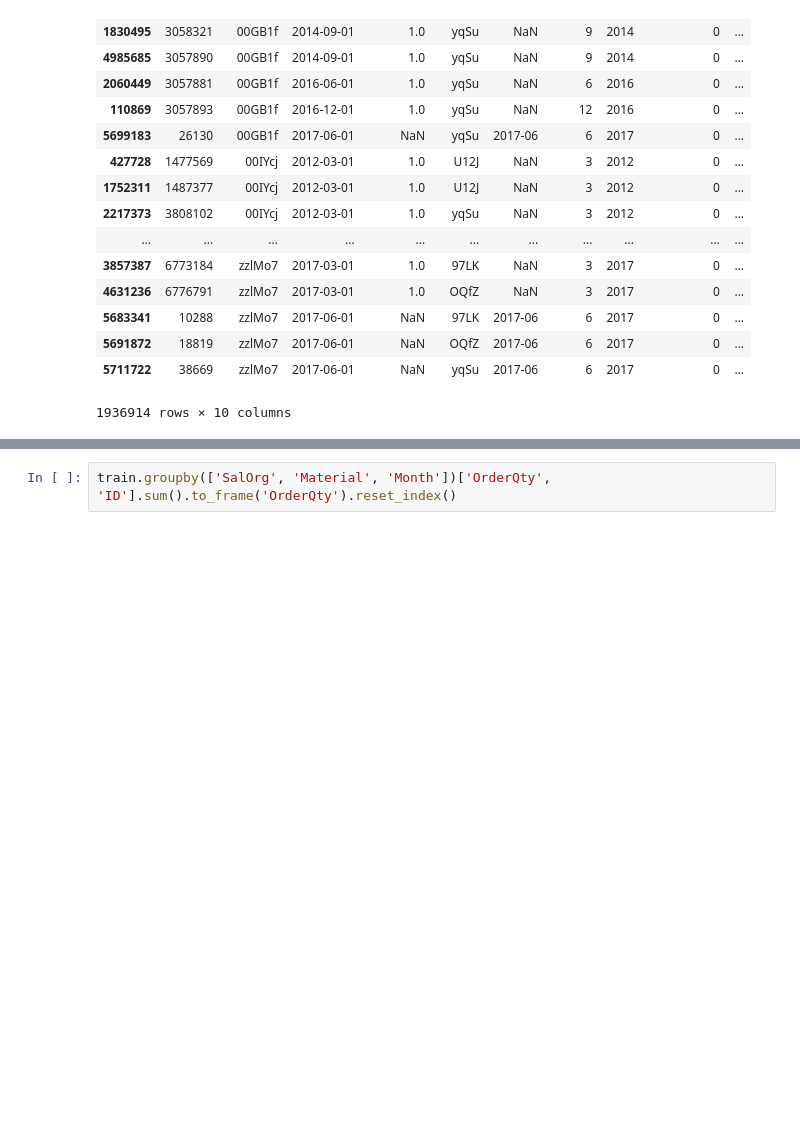
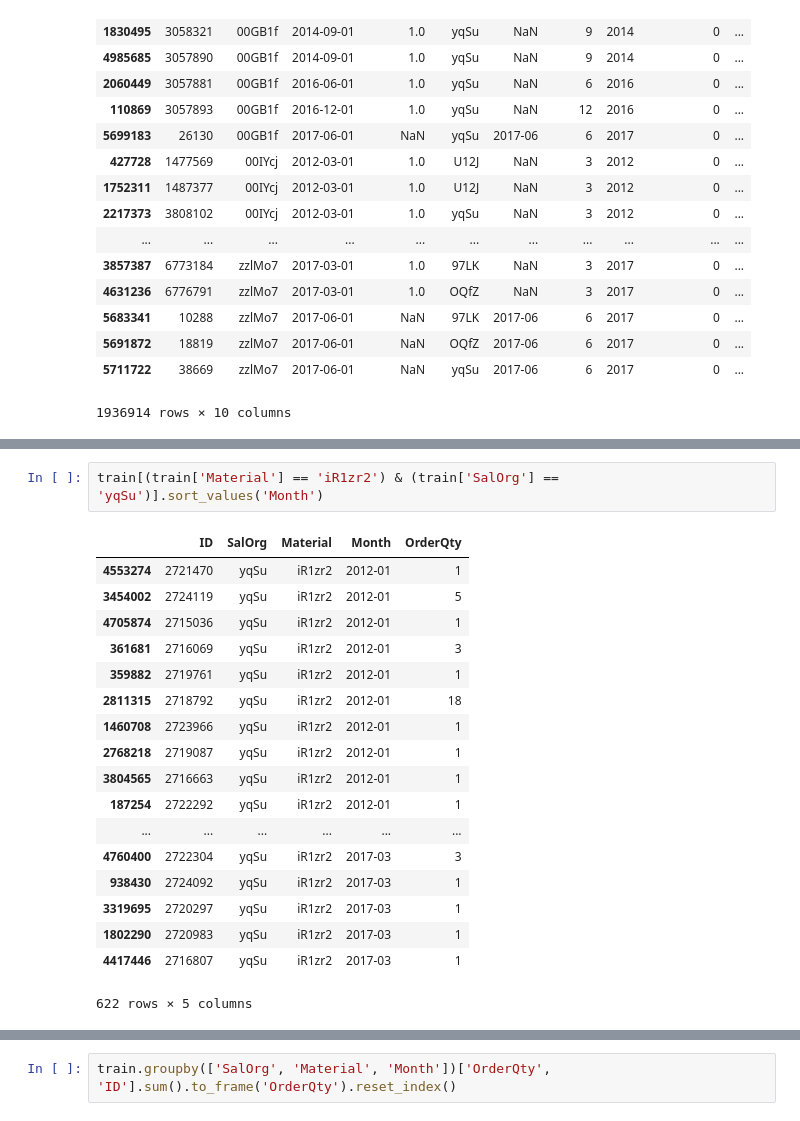
Before and after one commit to Dolto/kaggle-DSG17-final, a Jupyter notebook: EDA.ipynb, the cells around one changed output, grey strips where cells are left out. Saved outputs shown, nothing was run; the diff lists cells and outputs as text; blank space fills up the shorter version.

```diff
--- a/EDA.ipynb
+++ b/EDA.ipynb
@@ -114,0 +133,21 @@ def add_row():
+# %%
+train[(train['Material'] == 'iR1zr2') & (train['SalOrg'] == 'yqSu')].sort_values('Month')
+# %% [output]
+|  | ID | SalOrg | Material | Month | OrderQty |
+| 4553274 | 2721470 | yqSu | iR1zr2 | 2012-01 | 1 |
+| 3454002 | 2724119 | yqSu | iR1zr2 | 2012-01 | 5 |
+| 4705874 | 2715036 | yqSu | iR1zr2 | 2012-01 | 1 |
+| 361681 | 2716069 | yqSu | iR1zr2 | 2012-01 | 3 |
+| 359882 | 2719761 | yqSu | iR1zr2 | 2012-01 | 1 |
+| 2811315 | 2718792 | yqSu | iR1zr2 | 2012-01 | 18 |
+| 1460708 | 2723966 | yqSu | iR1zr2 | 2012-01 | 1 |
+| 2768218 | 2719087 | yqSu | iR1zr2 | 2012-01 | 1 |
+| 3804565 | 2716663 | yqSu | iR1zr2 | 2012-01 | 1 |
+| 187254 | 2722292 | yqSu | iR1zr2 | 2012-01 | 1 |
+| ... | ... | ... | ... | ... | ... |
+| 4760400 | 2722304 | yqSu | iR1zr2 | 2017-03 | 3 |
+| 938430 | 2724092 | yqSu | iR1zr2 | 2017-03 | 1 |
+| 3319695 | 2720297 | yqSu | iR1zr2 | 2017-03 | 1 |
+| 1802290 | 2720983 | yqSu | iR1zr2 | 2017-03 | 1 |
+| 4417446 | 2716807 | yqSu | iR1zr2 | 2017-03 | 1 |
+622 rows × 5 columns
```
Also changed, not shown: parts of 9 cells of this notebook, 7 other files.
